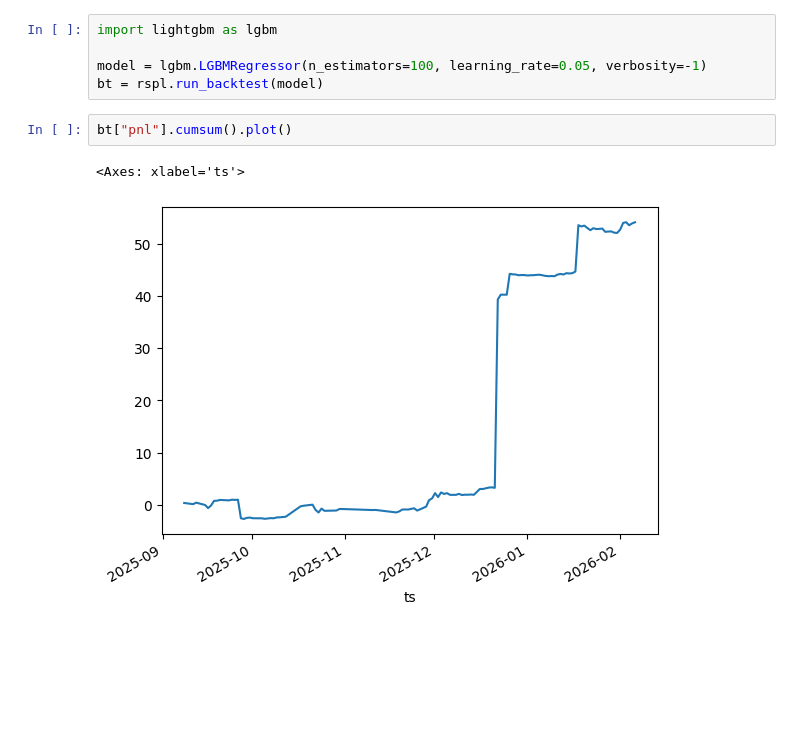
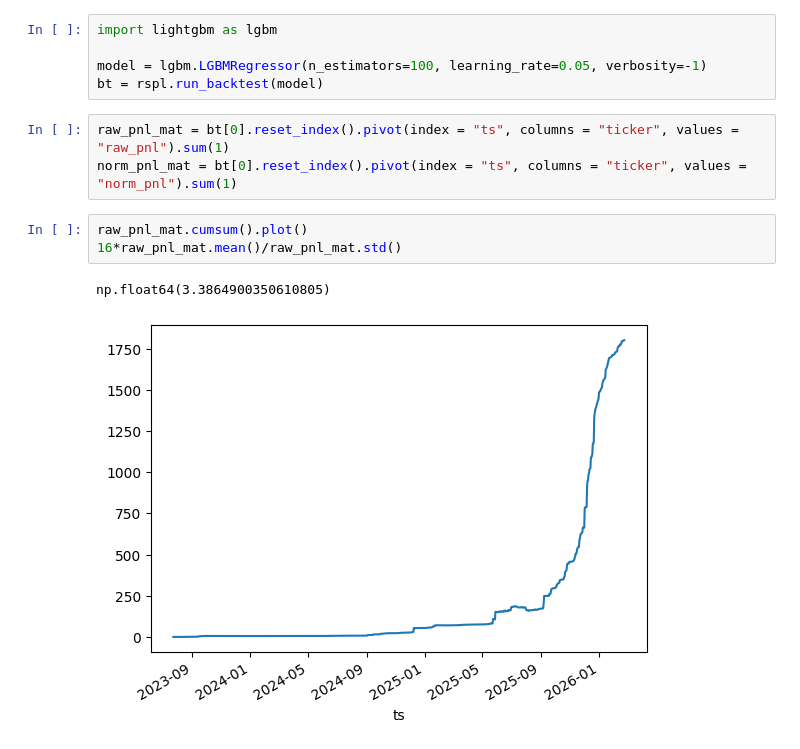
Before and after one commit to MaxCoppa/MLOps-Prediction-Market, a Jupyter notebook: universe_construction/1_test_research_pipeline.ipynb, the cells around one changed output. Drawn from its saved outputs; the diff is of its cells as text; blank space fills up the shorter version.

```diff
--- a/universe_construction/1_test_research_pipeline.ipynb
+++ b/universe_construction/1_test_research_pipeline.ipynb
@@ -42,8 +61,12 @@ import lightgbm as lgbm
 
 model = lgbm.LGBMRegressor(n_estimators=100, learning_rate=0.05, verbosity=-1)
 bt = rspl.run_backtest(model)
-# %%
-bt["pnl"].cumsum().plot()
-# %% [output]
-<Axes: xlabel='ts'>
-[figure, removed]
+# %%
+raw_pnl_mat = bt[0].reset_index().pivot(index = "ts", columns = "ticker", values = "raw_pnl").sum(1)
+norm_pnl_mat = bt[0].reset_index().pivot(index = "ts", columns = "ticker", values = "norm_pnl").sum(1)
+# %%
+raw_pnl_mat.cumsum().plot()
+16*raw_pnl_mat.mean()/raw_pnl_mat.std()
+# %% [output]
+np.float64(3.3864900350610805)
+[figure, added]
```
Also changed, not shown: parts of 3 cells of this notebook, 1 other file.
